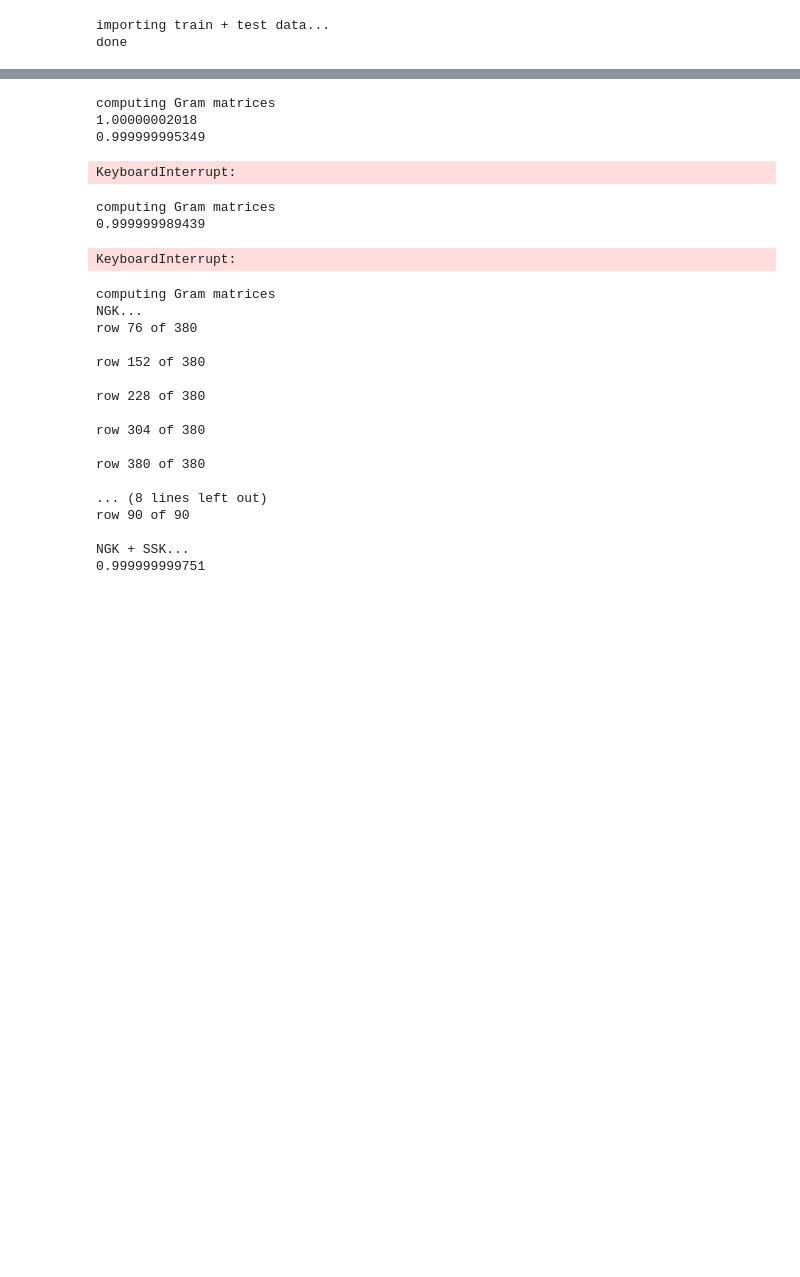
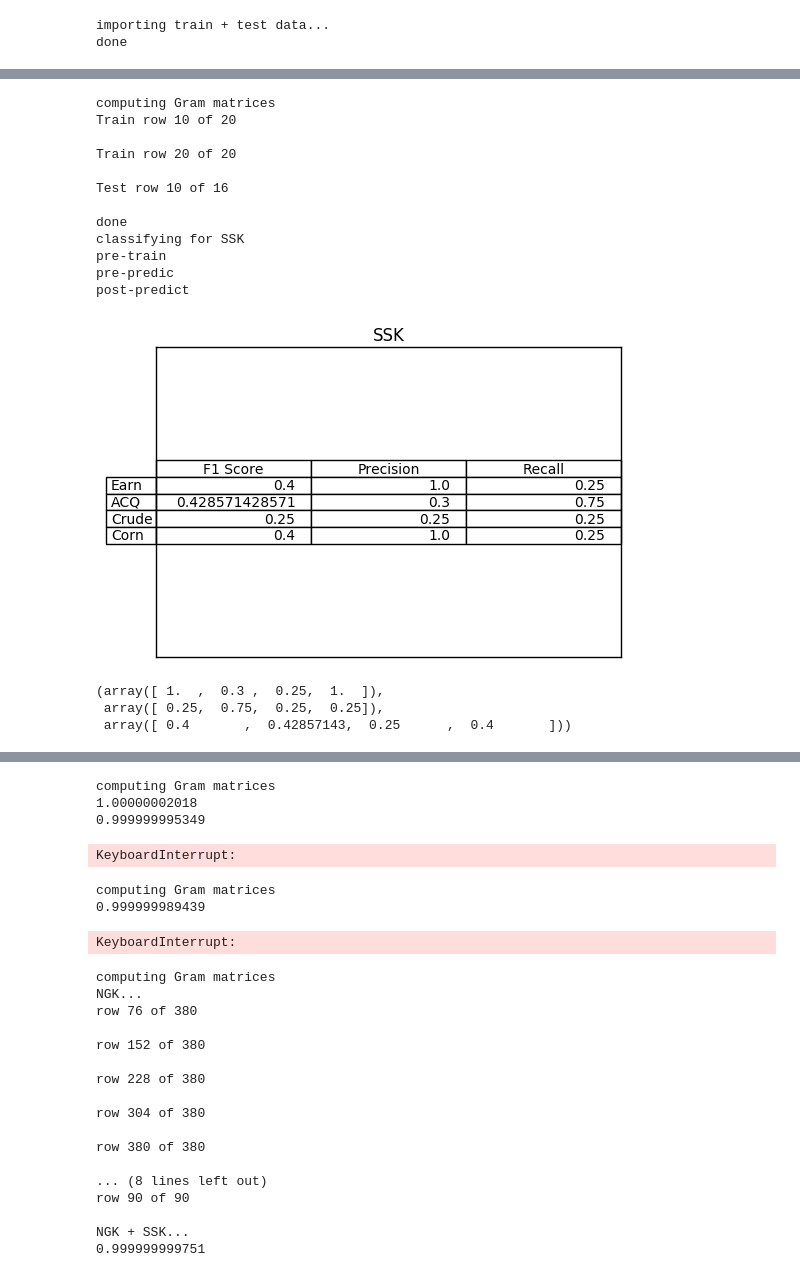
Before and after one commit to fabianschilling/string-kernels, a Jupyter notebook: notebooks/StartExperiment.ipynb, the cells around one changed output, grey strips where cells are left out. Saved outputs shown, nothing was run; the diff lists cells and outputs as text; code cells hidden in the pictures; blank space fills up the shorter version.

```diff
--- a/notebooks/StartExperiment.ipynb
+++ b/notebooks/StartExperiment.ipynb
@@ -14,2 +25,21 @@ testExp.run_fast_WK_test()
+# %%
+testExp.run_SSK_test(6,0.5)
+# %% [output]
+computing Gram matrices
+Train row 10 of 20
+
+Train row 20 of 20
+
+Test row 10 of 16
+
+done
+classifying for SSK
+pre-train
+pre-predic
+post-predict
+[figure, added]
+(array([ 1.  ,  0.3 ,  0.25,  1.  ]),
+ array([ 0.25,  0.75,  0.25,  0.25]),
+ array([ 0.4       ,  0.42857143,  0.25      ,  0.4       ]))
 # %%
 #This seems to be taking forever... find out why
```
Also changed, not shown: parts of 2 cells of this notebook, 5 other files.
